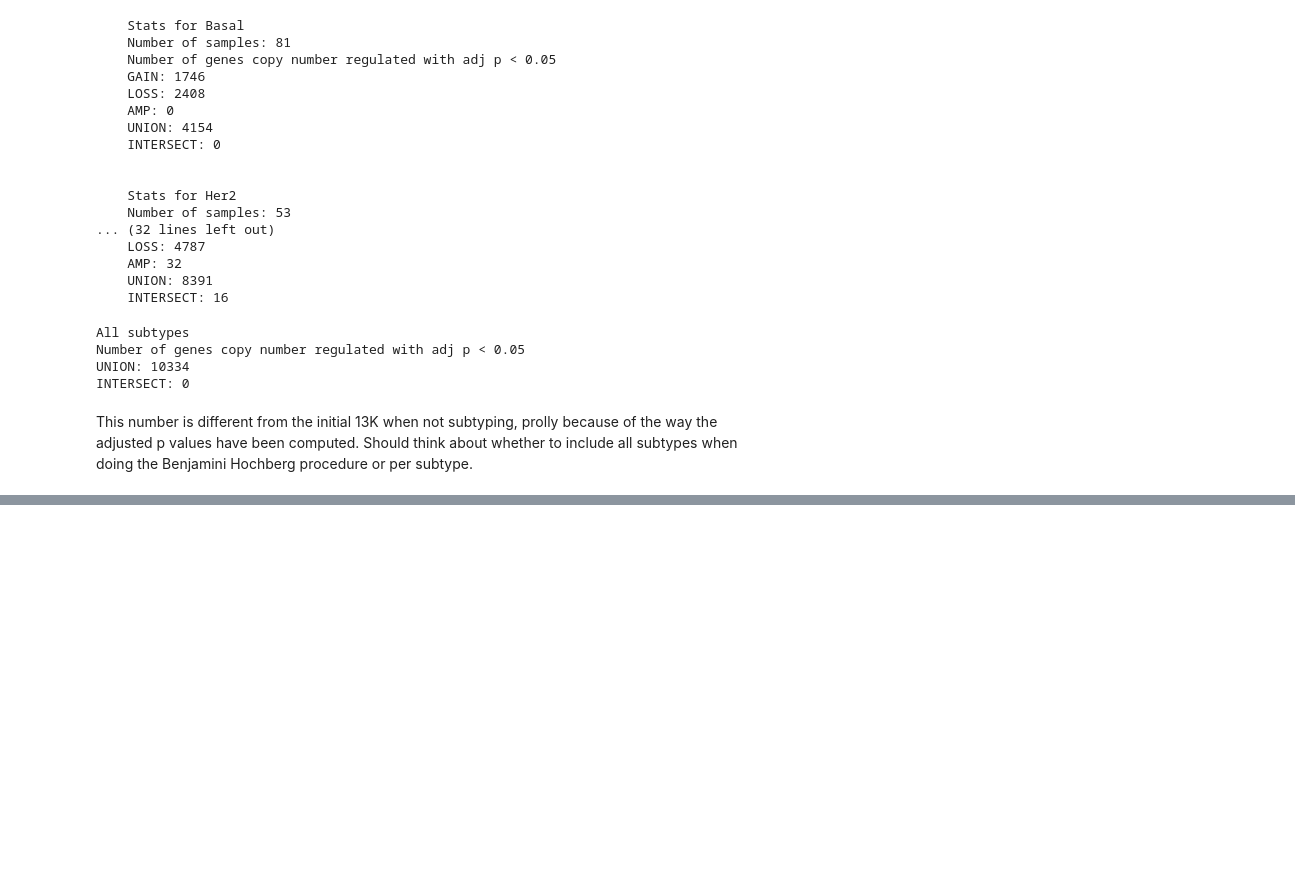
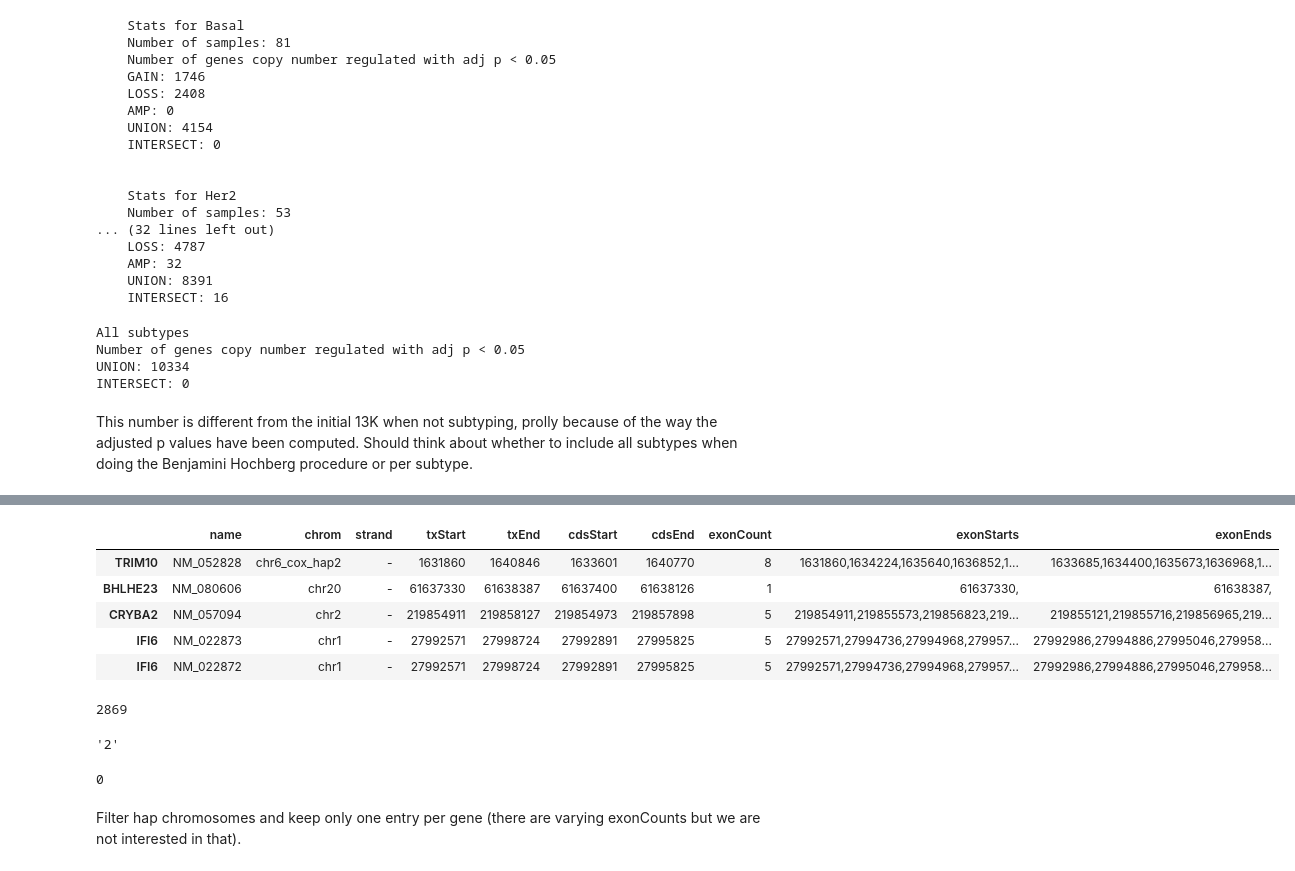
Before and after one commit to inodb/notebooks, a Jupyter notebook: stats/tcga/copy_number_regulation.ipynb, the cells around one changed output, grey strips where cells are left out. Drawn from its saved outputs; the diff is of its cells as text; code cells hidden in the pictures; blank space fills up the shorter version.

```diff
--- a/stats/tcga/copy_number_regulation.ipynb
+++ b/stats/tcga/copy_number_regulation.ipynb
@@ -286,0 +344,9 @@ This number is different from the initial 13K when not subtyping, prolly because
+# %%
+refflat.head()
+# %% [output]
+|  | name | chrom | strand | txStart | txEnd | cdsStart | cdsEnd | exonCount | exonStarts | exonEnds |
+| TRIM10 | NM_052828 | chr6_cox_hap2 | - | 1631860 | 1640846 | 1633601 | 1640770 | 8 | 1631860,1634224,1635640,1636852,1... | 1633685,1634400,1635673,1636968,1... |
+| BHLHE23 | NM_080606 | chr20 | - | 61637330 | 61638387 | 61637400 | 61638126 | 1 | 61637330, | 61638387, |
+| CRYBA2 | NM_057094 | chr2 | - | 219854911 | 219858127 | 219854973 | 219857898 | 5 | 219854911,219855573,219856823,219... | 219855121,219855716,219856965,219... |
+| IFI6 | NM_022873 | chr1 | - | 27992571 | 27998724 | 27992891 | 27995825 | 5 | 27992571,27994736,27994968,279957... | 27992986,27994886,27995046,279958... |
+| IFI6 | NM_022872 | chr1 | - | 27992571 | 27998724 | 27992891 | 27995825 | 5 | 27992571,27994736,27994968,279957... | 27992986,27994886,27995046,279958... |
@@ -286,0 +355,14 @@ This number is different from the initial 13K when not subtyping, prolly because
+# %%
+len(refflat[(refflat.txStart >= t.Start) & (refflat.txEnd <= t.End)])
+# %% [output]
+2869
+# %%
+t.Chromosome
+# %% [output]
+'2'
+# %%
+(cnv.Chromosome == 1).sum()
+# %% [output]
+0
+# %% [markdown]
+Filter hap chromosomes and keep only one entry per gene (there are varying exonCounts but we are not interested in that).
```
Also changed, not shown: parts of 32 cells of this notebook, 1 other file.
